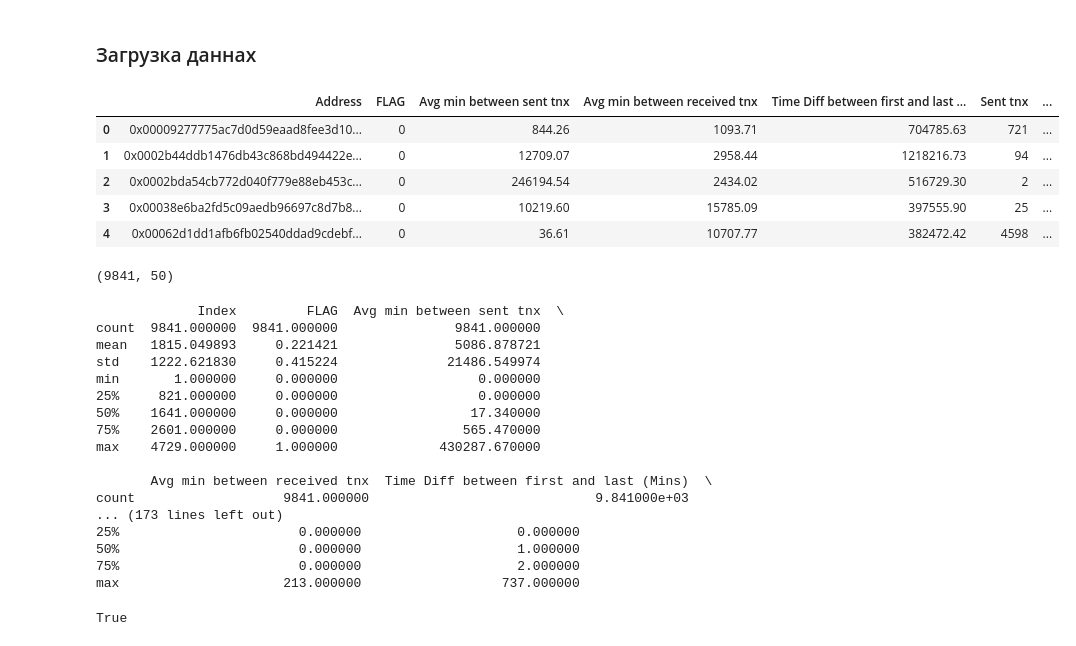
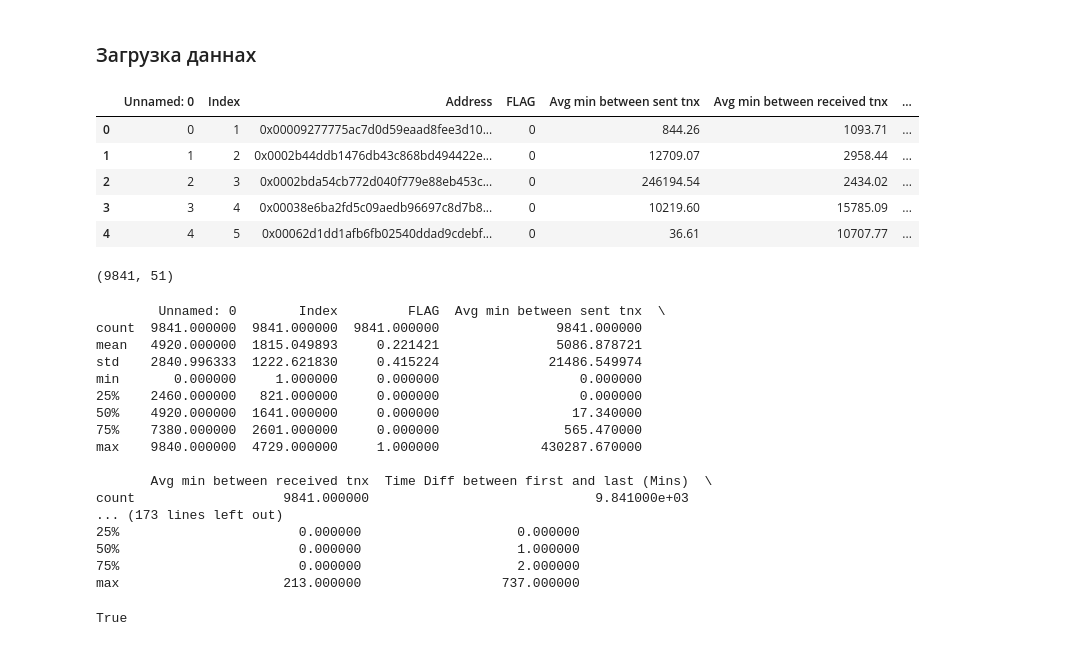
Before and after one commit to guusarskiy/ML_DL_KT, a Jupyter notebook: dl_1.ipynb, the cells around one changed output. Cells and saved outputs as stored; diff of their text form; code cells hidden in the pictures.

```diff
--- a/dl_1.ipynb
+++ b/dl_1.ipynb
@@ -43,32 +42,31 @@ LABELS = ["Normal", "Fraud"]
 ### Загрузка даннах
 # %%
 df = pd.read_csv('transaction_dataset.csv')
-df = df.drop(['Unnamed: 0', 'Index'], axis=1)
 
 df.head()
 # %% [output]
-|  | Address | FLAG | Avg min between sent tnx | Avg min between received tnx | Time Diff between first and last ... | Sent tnx | ... |
-| 0 | 0x00009277775ac7d0d59eaad8fee3d10... | 0 | 844.26 | 1093.71 | 704785.63 | 721 | ... |
-| 1 | 0x0002b44ddb1476db43c868bd494422e... | 0 | 12709.07 | 2958.44 | 1218216.73 | 94 | ... |
-| 2 | 0x0002bda54cb772d040f779e88eb453c... | 0 | 246194.54 | 2434.02 | 516729.30 | 2 | ... |
-| 3 | 0x00038e6ba2fd5c09aedb96697c8d7b8... | 0 | 10219.60 | 15785.09 | 397555.90 | 25 | ... |
-| 4 | 0x00062d1dd1afb6fb02540ddad9cdebf... | 0 | 36.61 | 10707.77 | 382472.42 | 4598 | ... |
+|  | Unnamed: 0 | Index | Address | FLAG | Avg min between sent tnx | Avg min between received tnx | ... |
+| 0 | 0 | 1 | 0x00009277775ac7d0d59eaad8fee3d10... | 0 | 844.26 | 1093.71 | ... |
+| 1 | 1 | 2 | 0x0002b44ddb1476db43c868bd494422e... | 0 | 12709.07 | 2958.44 | ... |
+| 2 | 2 | 3 | 0x0002bda54cb772d040f779e88eb453c... | 0 | 246194.54 | 2434.02 | ... |
+| 3 | 3 | 4 | 0x00038e6ba2fd5c09aedb96697c8d7b8... | 0 | 10219.60 | 15785.09 | ... |
+| 4 | 4 | 5 | 0x00062d1dd1afb6fb02540ddad9cdebf... | 0 | 36.61 | 10707.77 | ... |
 # %%
 print(df.shape)
 # %% [output]
-(9841, 50)
+(9841, 51)
 # %%
 print(df.describe())
 # %% [output]
-             Index         FLAG  Avg min between sent tnx  \
-count  9841.000000  9841.000000               9841.000000
-mean   1815.049893     0.221421               5086.878721
-std    1222.621830     0.415224              21486.549974
-min       1.000000     0.000000                  0.000000
-25%     821.000000     0.000000                  0.000000
-50%    1641.000000     0.000000                 17.340000
-75%    2601.000000     0.000000                565.470000
-max    4729.000000     1.000000             430287.670000
+        Unnamed: 0        Index         FLAG  Avg min between sent tnx  \
+count  9841.000000  9841.000000  9841.000000               9841.000000
+mean   4920.000000  1815.049893     0.221421               5086.878721
+std    2840.996333  1222.621830     0.415224              21486.549974
+min       0.000000     1.000000     0.000000                  0.000000
+25%    2460.000000   821.000000     0.000000                  0.000000
+50%    4920.000000  1641.000000     0.000000                 17.340000
+75%    7380.000000  2601.000000     0.000000                565.470000
+max    9840.000000  4729.000000     1.000000             430287.670000
 
        Avg min between received tnx  Time Diff between first and last (Mins)  \
 count                   9841.000000                             9.841000e+03
```
Also changed, not shown: parts of 28 cells of this notebook.
